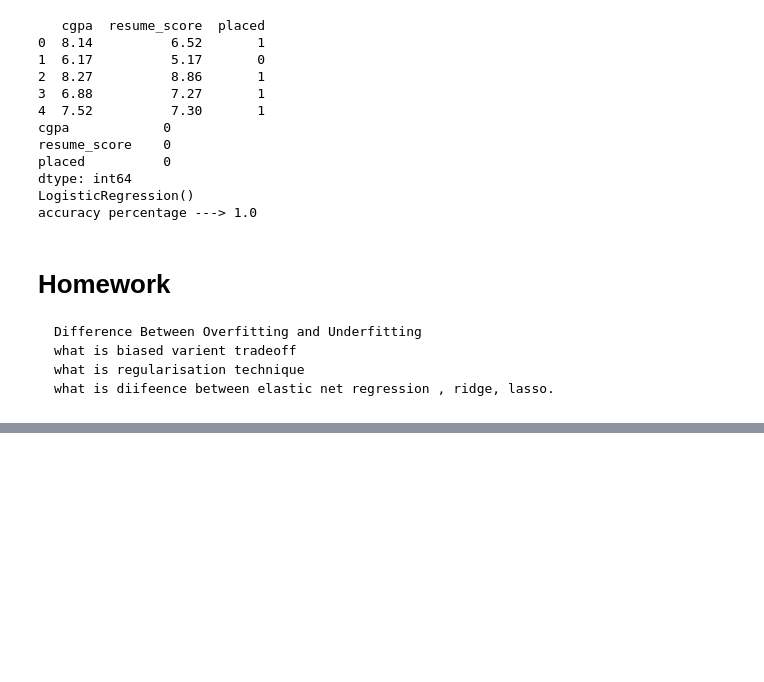
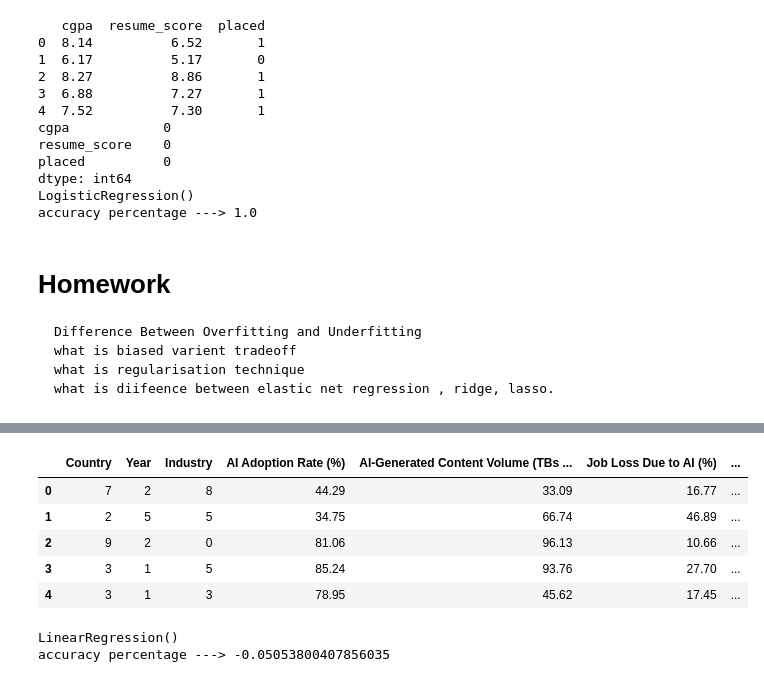
Before and after one commit to ashutosh414/Python-from-beginning, a Jupyter notebook: Day045_MachineLearning.ipynb, the cells around one changed output, grey strips where cells are left out. Drawn from its saved outputs; the diff is of its cells as text; code cells hidden in the pictures; blank space fills up the shorter version.

Commit message:
day45 Linear regression on AI data

```diff
--- a/Day045_MachineLearning.ipynb
+++ b/Day045_MachineLearning.ipynb
@@ -227,0 +256,16 @@ what is diifeence between elastic net regression , ridge, lasso.
+# %%
+from sklearn.preprocessing import LabelEncoder
+df['Country']=lb.fit_transform(df['Country'])
+df['Year']=lb.fit_transform(df['Year'])
+df['Industry']=lb.fit_transform(df['Industry'])
+df['Top AI Tools Used']=lb.fit_transform(df['Top AI Tools Used'])
+df['Regulation Status']=lb.fit_transform(df['Regulation Status'])
+# %%
+df.head()
+# %% [output]
+|  | Country | Year | Industry | AI Adoption Rate (%) | AI-Generated Content Volume (TBs ... | Job Loss Due to AI (%) | ... |
+| 0 | 7 | 2 | 8 | 44.29 | 33.09 | 16.77 | ... |
+| 1 | 2 | 5 | 5 | 34.75 | 66.74 | 46.89 | ... |
+| 2 | 9 | 2 | 0 | 81.06 | 96.13 | 10.66 | ... |
+| 3 | 3 | 1 | 5 | 85.24 | 93.76 | 27.70 | ... |
+| 4 | 3 | 1 | 3 | 78.95 | 45.62 | 17.45 | ... |
@@ -227,0 +275,18 @@ what is diifeence between elastic net regression , ridge, lasso.
+# %%
+from sklearn.model_selection import train_test_split
+x_train,x_test,y_train,y_test=train_test_split(x,y,test_size=0.2)
+
+from sklearn.linear_model import LinearRegression
+
+lr=LinearRegression()
+
+print(lr.fit(x_train,y_train))
+
+y_pridict=lr.predict(x_test)
+
+from sklearn.metrics import r2_score
+
+print('accuracy percentage --->',r2_score(y_test,y_pridict))
+# %% [output]
+LinearRegression()
+accuracy percentage ---> -0.05053800407856035
```
Also changed, not shown: parts of 4 cells of this notebook.
